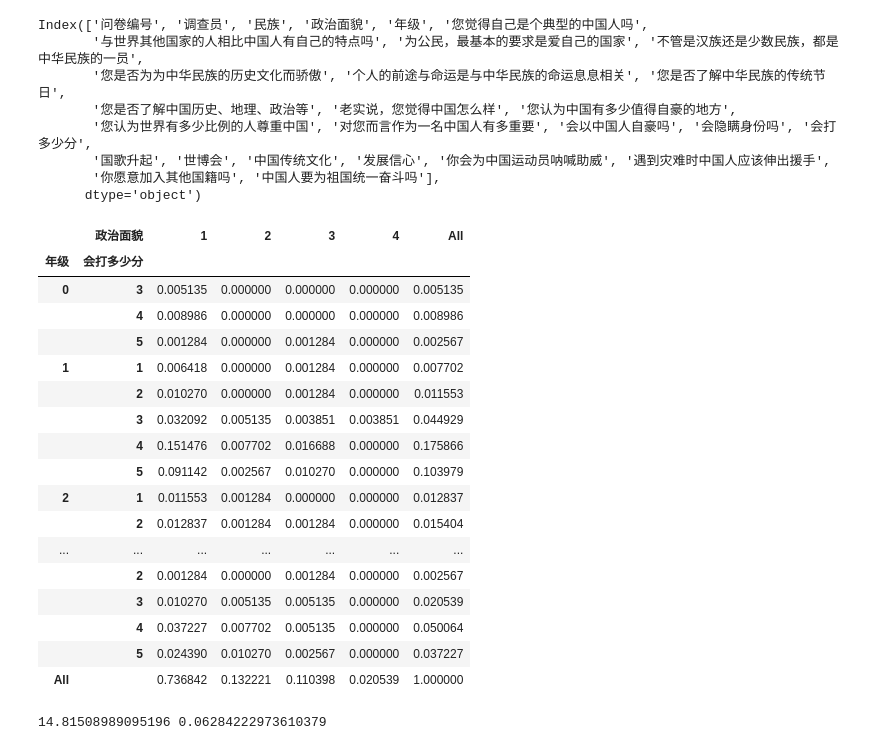
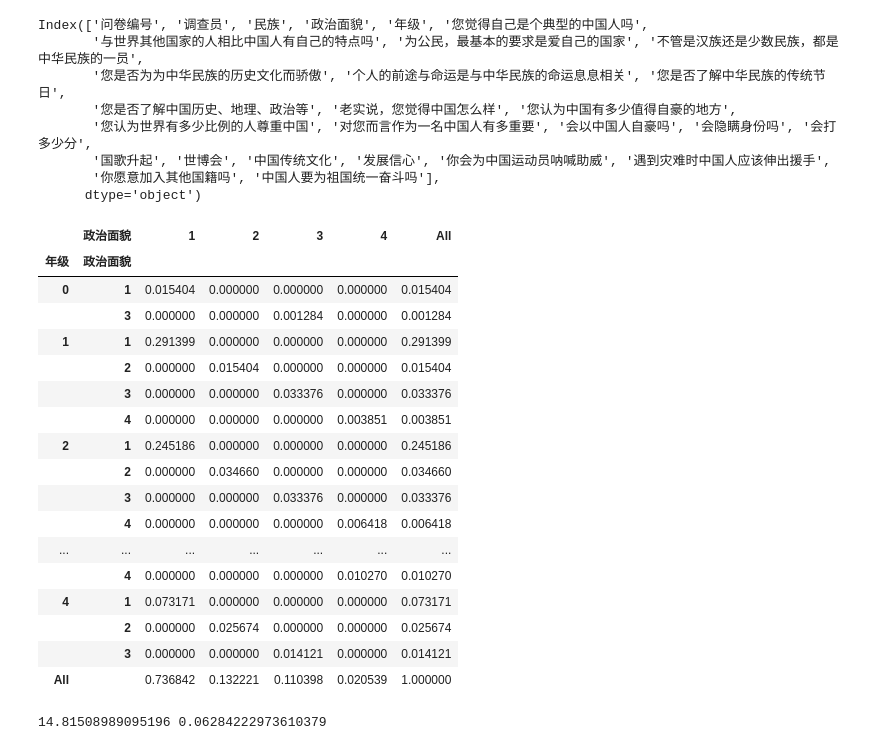
Before and after one commit to yiyanglaurel/new-one, a Jupyter notebook: 16-多变量统计分析.ipynb, the cells around one changed output. Cells and saved outputs as stored; diff of their text form; code cells hidden in the pictures.

```diff
--- a/16-多变量统计分析.ipynb
+++ b/16-多变量统计分析.ipynb
@@ -15,29 +15,29 @@ Index(['问卷编号', '调查员', '民族', '政治面貌', '年级', '您觉
       dtype='object')
 # %%
 # 创建民族、年级和政治面貌的交互表
-cross_tab = pd.crosstab(index=[数据表['年级'], 数据表['会打多少分']],
+cross_tab = pd.crosstab(index=[数据表['年级'], 数据表['政治面貌']],
                         columns=数据表['政治面貌'],
                         margins=True, normalize=True)  # All 行和列的总和
 
 cross_tab
 # %% [output]
 |  | 政治面貌 | 1 | 2 | 3 | 4 | All |
-| 年级 | 会打多少分 |  |  |  |  |  |
-| 0 | 3 | 0.005135 | 0.000000 | 0.000000 | 0.000000 | 0.005135 |
-|  | 4 | 0.008986 | 0.000000 | 0.000000 | 0.000000 | 0.008986 |
-|  | 5 | 0.001284 | 0.000000 | 0.001284 | 0.000000 | 0.002567 |
-| 1 | 1 | 0.006418 | 0.000000 | 0.001284 | 0.000000 | 0.007702 |
-|  | 2 | 0.010270 | 0.000000 | 0.001284 | 0.000000 | 0.011553 |
-|  | 3 | 0.032092 | 0.005135 | 0.003851 | 0.003851 | 0.044929 |
-|  | 4 | 0.151476 | 0.007702 | 0.016688 | 0.000000 | 0.175866 |
-|  | 5 | 0.091142 | 0.002567 | 0.010270 | 0.000000 | 0.103979 |
-| 2 | 1 | 0.011553 | 0.001284 | 0.000000 | 0.000000 | 0.012837 |
-|  | 2 | 0.012837 | 0.001284 | 0.001284 | 0.000000 | 0.015404 |
+| 年级 | 政治面貌 |  |  |  |  |  |
+| 0 | 1 | 0.015404 | 0.000000 | 0.000000 | 0.000000 | 0.015404 |
+|  | 3 | 0.000000 | 0.000000 | 0.001284 | 0.000000 | 0.001284 |
+| 1 | 1 | 0.291399 | 0.000000 | 0.000000 | 0.000000 | 0.291399 |
+|  | 2 | 0.000000 | 0.015404 | 0.000000 | 0.000000 | 0.015404 |
+|  | 3 | 0.000000 | 0.000000 | 0.033376 | 0.000000 | 0.033376 |
+|  | 4 | 0.000000 | 0.000000 | 0.000000 | 0.003851 | 0.003851 |
+| 2 | 1 | 0.245186 | 0.000000 | 0.000000 | 0.000000 | 0.245186 |
+|  | 2 | 0.000000 | 0.034660 | 0.000000 | 0.000000 | 0.034660 |
+|  | 3 | 0.000000 | 0.000000 | 0.033376 | 0.000000 | 0.033376 |
+|  | 4 | 0.000000 | 0.000000 | 0.000000 | 0.006418 | 0.006418 |
 | ... | ... | ... | ... | ... | ... | ... |
-|  | 2 | 0.001284 | 0.000000 | 0.001284 | 0.000000 | 0.002567 |
-|  | 3 | 0.010270 | 0.005135 | 0.005135 | 0.000000 | 0.020539 |
-|  | 4 | 0.037227 | 0.007702 | 0.005135 | 0.000000 | 0.050064 |
-|  | 5 | 0.024390 | 0.010270 | 0.002567 | 0.000000 | 0.037227 |
+|  | 4 | 0.000000 | 0.000000 | 0.000000 | 0.010270 | 0.010270 |
+| 4 | 1 | 0.073171 | 0.000000 | 0.000000 | 0.000000 | 0.073171 |
+|  | 2 | 0.000000 | 0.025674 | 0.000000 | 0.000000 | 0.025674 |
+|  | 3 | 0.000000 | 0.000000 | 0.014121 | 0.000000 | 0.014121 |
 | All |  | 0.736842 | 0.132221 | 0.110398 | 0.020539 | 1.000000 |
 # %%
 from scipy import stats
```
Also changed, not shown: 2 other files.
